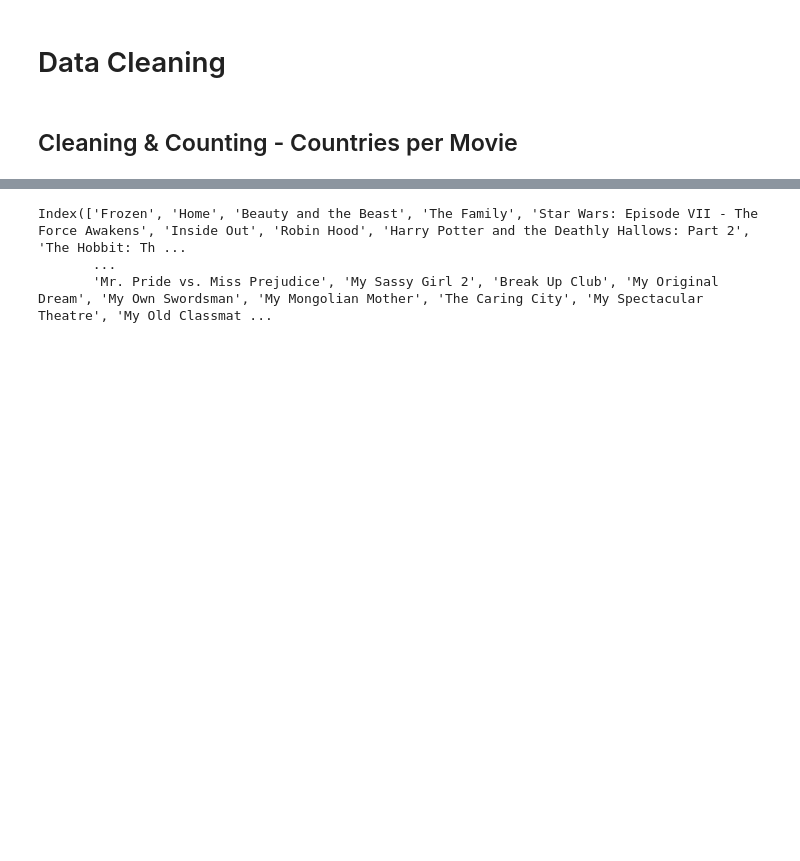
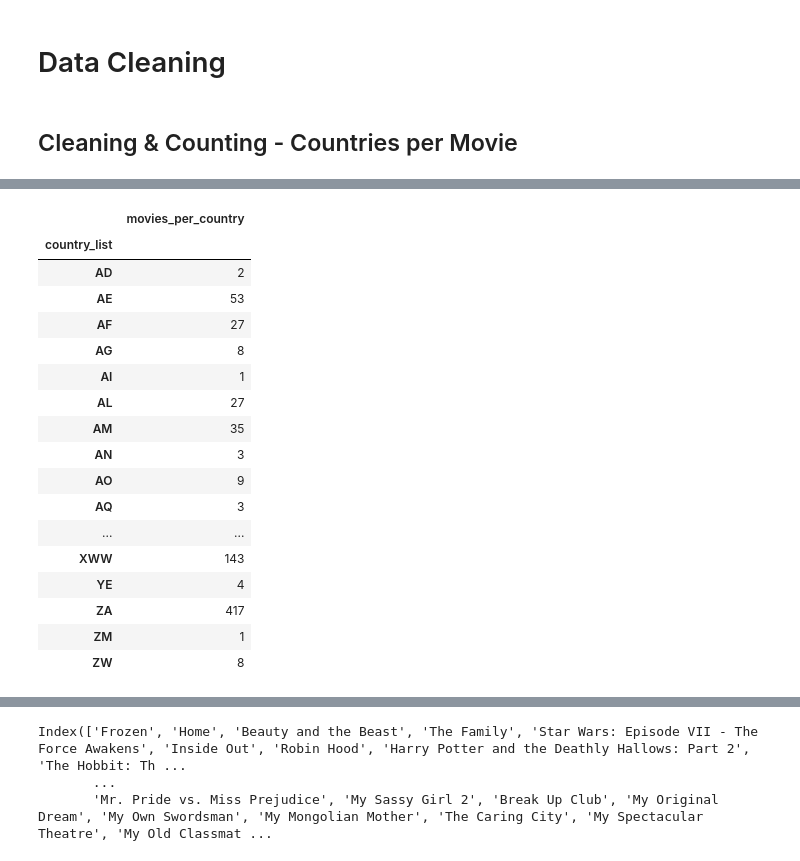
Before and after one commit to tcastanley/Movie_Analysis, a Jupyter notebook: Country_Movie_Inspection.ipynb, the cells around one changed output, grey strips where cells are left out. Saved outputs shown, nothing was run; the diff lists cells and outputs as text; code cells hidden in the pictures; blank space fills up the shorter version.

```diff
--- a/Country_Movie_Inspection.ipynb
+++ b/Country_Movie_Inspection.ipynb
@@ -123,0 +123,30 @@ df_country
+# %%
+df_country_list_dom = df_country_list_complete[
+    df_country_list_complete[
+        'country_count'
+    ] == 1
+]
+
+df_country_list_dom = df_country_list_dom.drop('country_count', axis=1)
+df_country_list_dom['movies_per_country'] = 1
+df_country_list_dom['country_list'] = df_country_list_dom['country_list'].map(lambda x: ''.join(x))
+df_country_list_dom.groupby('country_list').sum()
+# %% [output]
+|  | movies_per_country |
+| country_list |  |
+| AD | 2 |
+| AE | 53 |
+| AF | 27 |
+| AG | 8 |
+| AI | 1 |
+| AL | 27 |
+| AM | 35 |
+| AN | 3 |
+| AO | 9 |
+| AQ | 3 |
+| ... | ... |
+| XWW | 143 |
+| YE | 4 |
+| ZA | 417 |
+| ZM | 1 |
+| ZW | 8 |
```
Also changed, not shown: parts of 9 cells of this notebook, 1 other file.
